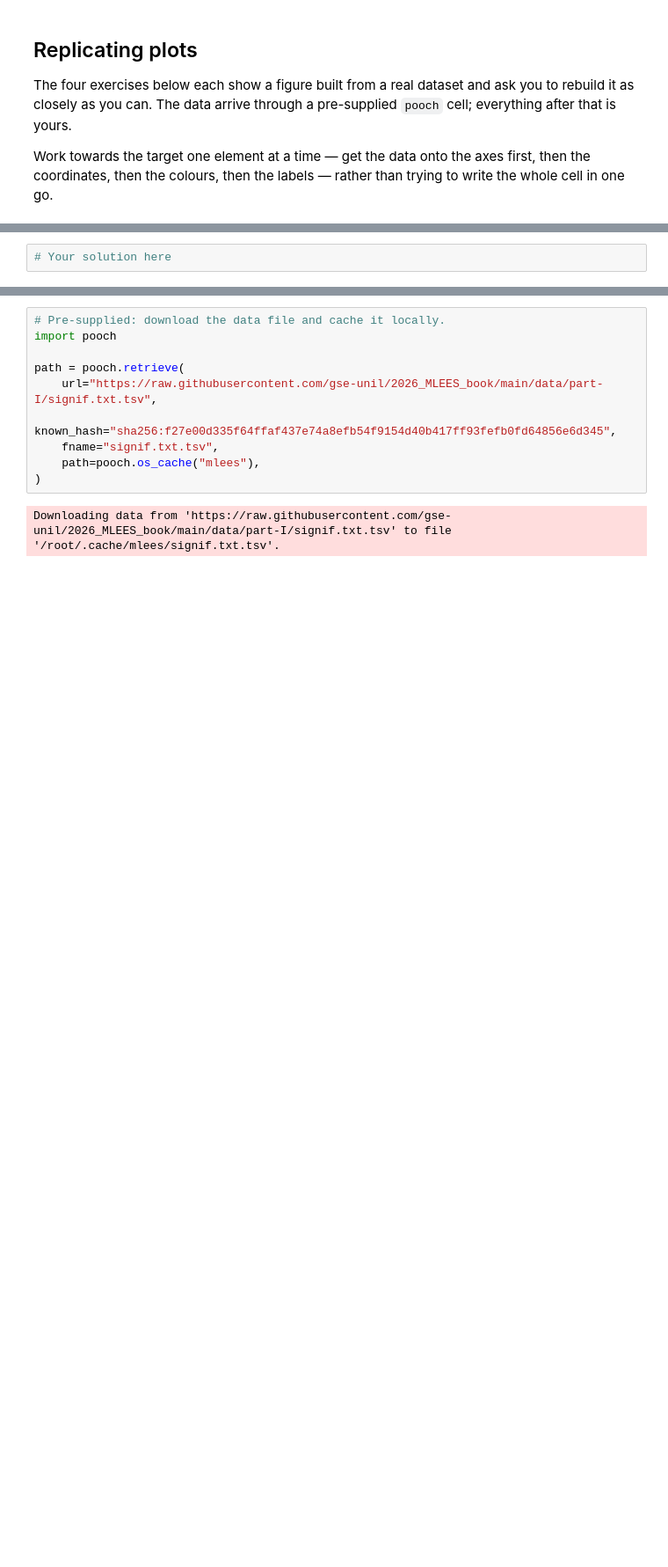
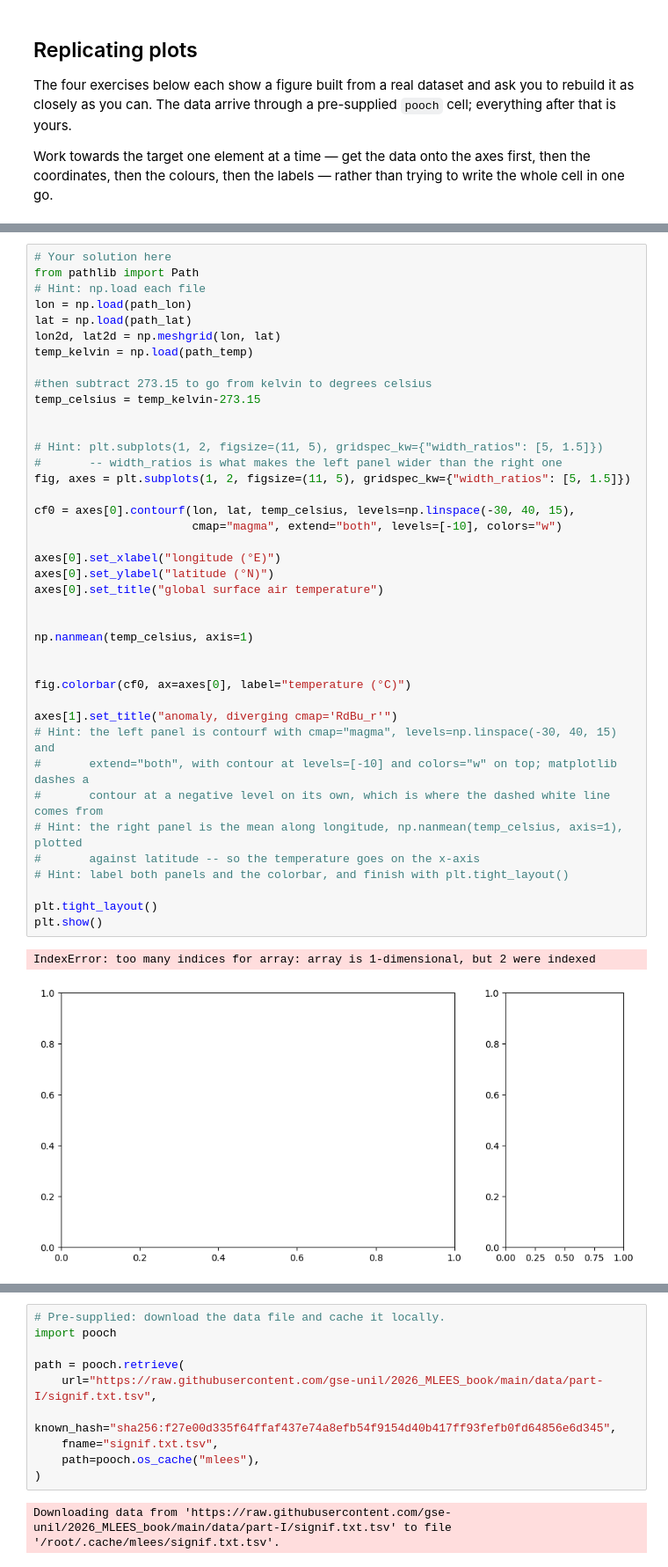
Before and after one commit to fiona-crdt/2026_Intro_Python, a Jupyter notebook: live/part-I/1.4-matplotlib-and-xarray-exercises.ipynb, the cells around one changed output, grey strips where cells are left out. Shown at 88% size. Drawn from its saved outputs; the diff is of its cells as text; blank space fills up the shorter version.

```diff
--- a/live/part-I/1.4-matplotlib-and-xarray-exercises.ipynb
+++ b/live/part-I/1.4-matplotlib-and-xarray-exercises.ipynb
@@ -319,6 +420,47 @@ path_temp = pooch.retrieve(
 Downloading data from 'https://raw.githubusercontent.com/gse-unil/2026_MLEES_book/main/data/part-I/ncep_global_temp_lon.npy' to file '/root/.cache/mlees/ncep_global_temp_lon.npy'.
 Downloading data from 'https://raw.githubusercontent.com/gse-unil/2026_MLEES_book/main/data/part-I/ncep_global_temp_lat.npy' to file '/root/.cache/mlees/ncep_global_temp_lat.npy'.
 Downloading data from 'https://raw.githubusercontent.com/gse-unil/2026_MLEES_book/main/data/part-I/ncep_global_temp_kelvin.npy' to file '/root/.cache/mlees/ncep_global_temp_kelvin.npy'.
-# %%
-# Your solution here
+# %%
+# Your solution here
+from pathlib import Path
+# Hint: np.load each file
+lon = np.load(path_lon)
+lat = np.load(path_lat)
+lon2d, lat2d = np.meshgrid(lon, lat)
+temp_kelvin = np.load(path_temp)
+
+#then subtract 273.15 to go from kelvin to degrees celsius
+temp_celsius = temp_kelvin-273.15
+
+
+# Hint: plt.subplots(1, 2, figsize=(11, 5), gridspec_kw={"width_ratios": [5, 1.5]})
+#       -- width_ratios is what makes the left panel wider than the right one
+fig, axes = plt.subplots(1, 2, figsize=(11, 5), gridspec_kw={"width_ratios": [5, 1.5]})
+
+cf0 = axes[0].contourf(lon, lat, temp_celsius, levels=np.linspace(-30, 40, 15),
+                       cmap="magma", extend="both", levels=[-10], colors="w")
+
+axes[0].set_xlabel("longitude (°E)")
+axes[0].set_ylabel("latitude (°N)")
+axes[0].set_title("global surface air temperature")
+
+
+np.nanmean(temp_celsius, axis=1)
+
+
+fig.colorbar(cf0, ax=axes[0], label="temperature (°C)")
+
+axes[1].set_title("anomaly, diverging cmap='RdBu_r'")
+# Hint: the left panel is contourf with cmap="magma", levels=np.linspace(-30, 40, 15) and
+#       extend="both", with contour at levels=[-10] and colors="w" on top; matplotlib dashes a
+#       contour at a negative level on its own, which is where the dashed white line comes from
+# Hint: the right panel is the mean along longitude, np.nanmean(temp_celsius, axis=1), plotted
+#       against latitude -- so the temperature goes on the x-axis
+# Hint: label both panels and the colorbar, and finish with plt.tight_layout()
+
+plt.tight_layout()
+plt.show()
+# %% [output]
+IndexError: too many indices for array: array is 1-dimensional, but 2 were indexed
+[figure, added]
 # %% [markdown]
```
Also changed, not shown: parts of 43 cells of this notebook.
